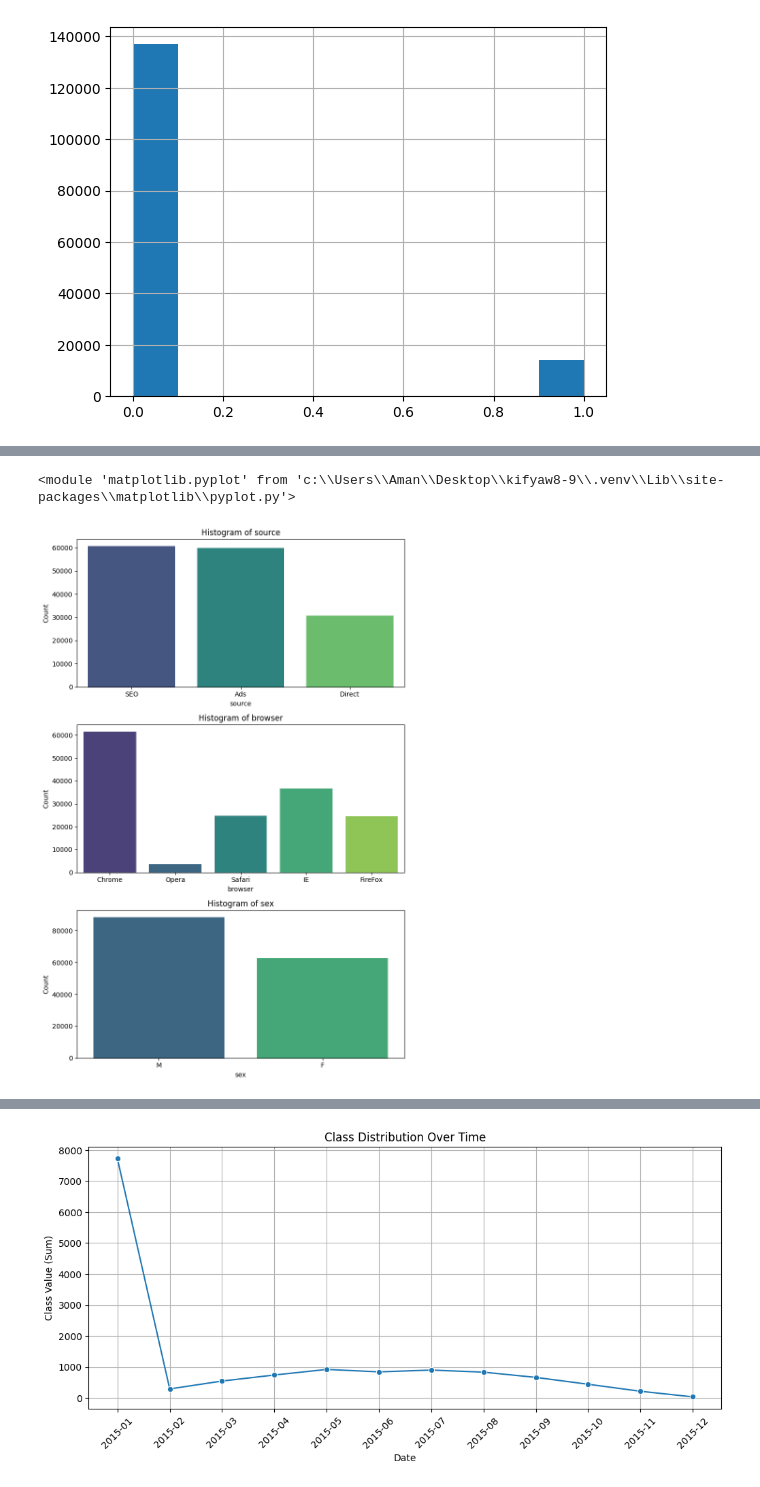
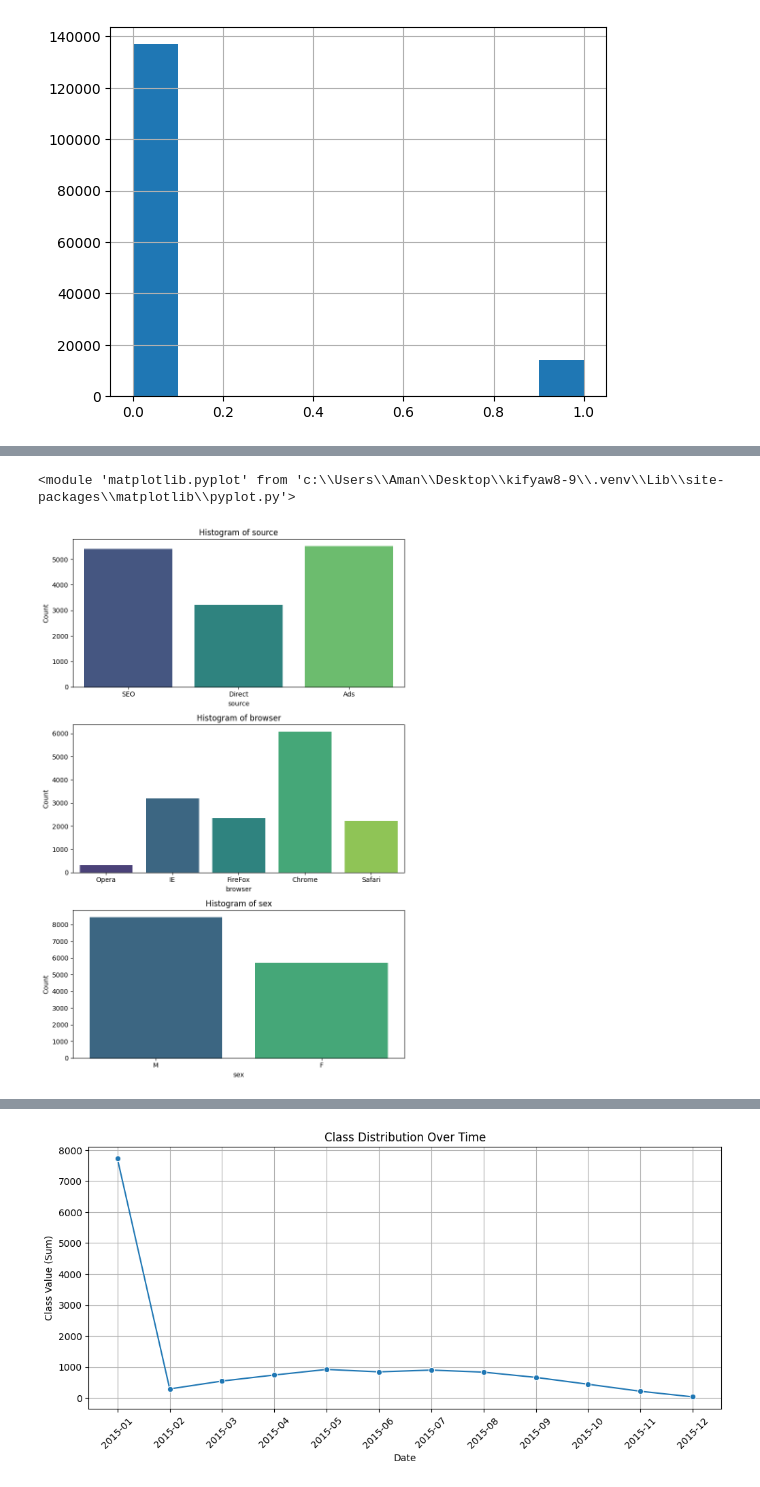
Before and after one commit to Amanzlastt/Fraud-detection, a Jupyter notebook: notebooks/Eda_fraud.ipynb, the cells around one changed output, grey strips where cells are left out. Drawn from its saved outputs; the diff is of its cells as text; code cells hidden in the pictures.

```diff
--- a/notebooks/Eda_fraud.ipynb
+++ b/notebooks/Eda_fraud.ipynb
@@ -78,9 +101,9 @@ plt.show()
 # %%
 categorical_columns =  df.select_dtypes(include=['object']).columns
-preprocessing.hist_plot(categorical_columns[1:]) #Excluding the divice id
+preprocessing.hist_plot(categorical_columns[1:], df) #Excluding the divice id
 # %% [output]
 <module 'matplotlib.pyplot' from 'c:\\Users\\Aman\\Desktop\\kifyaw8-9\\.venv\\Lib\\site-packages\\matplotlib\\pyplot.py'>
-[figure, old version]
+[figure, new version]
 # %%
 plt.figure(figsize=(4,3))
 sns.boxplot(df['purchase_value'])
```
Also changed, not shown: parts of 3 cells of this notebook, 3 other files.
